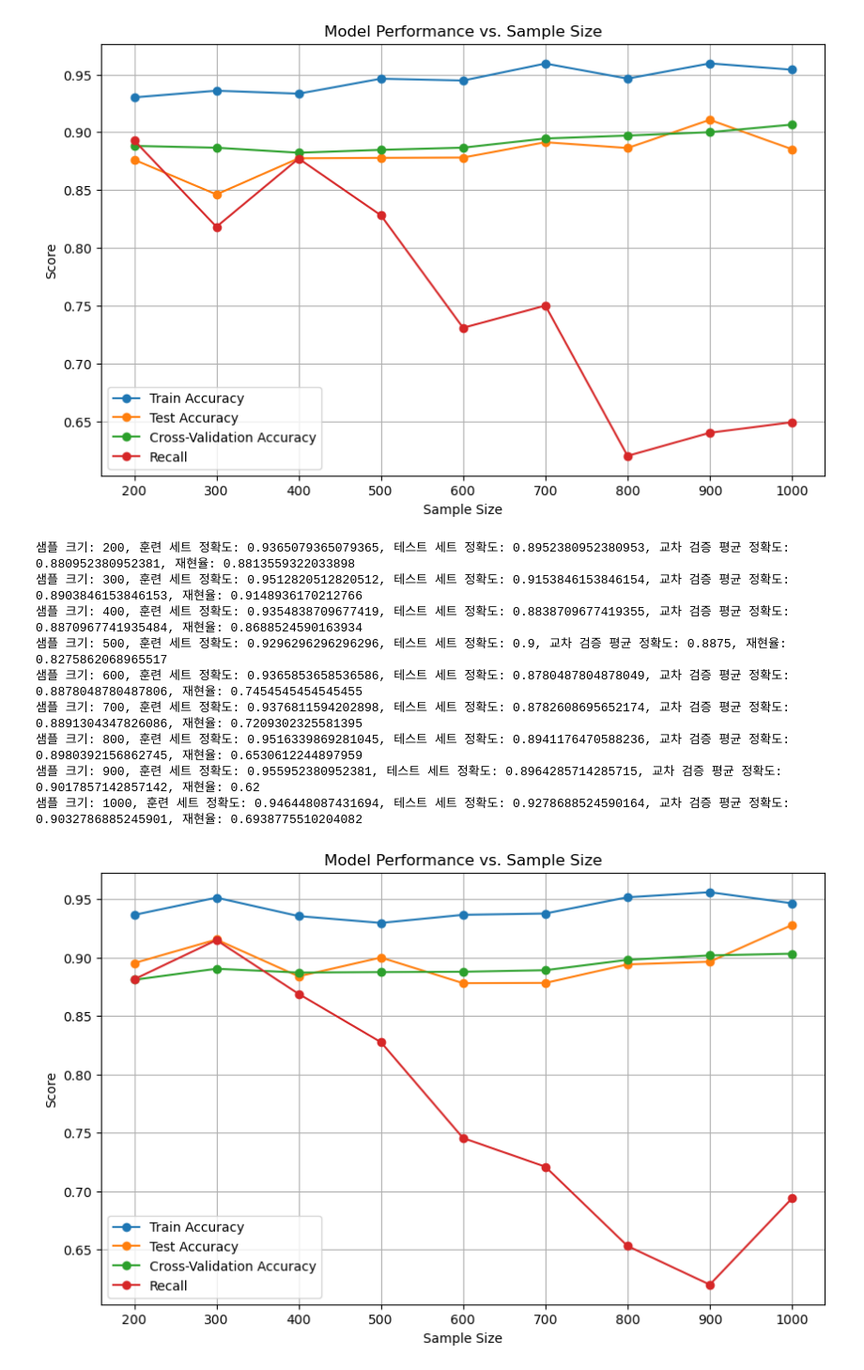
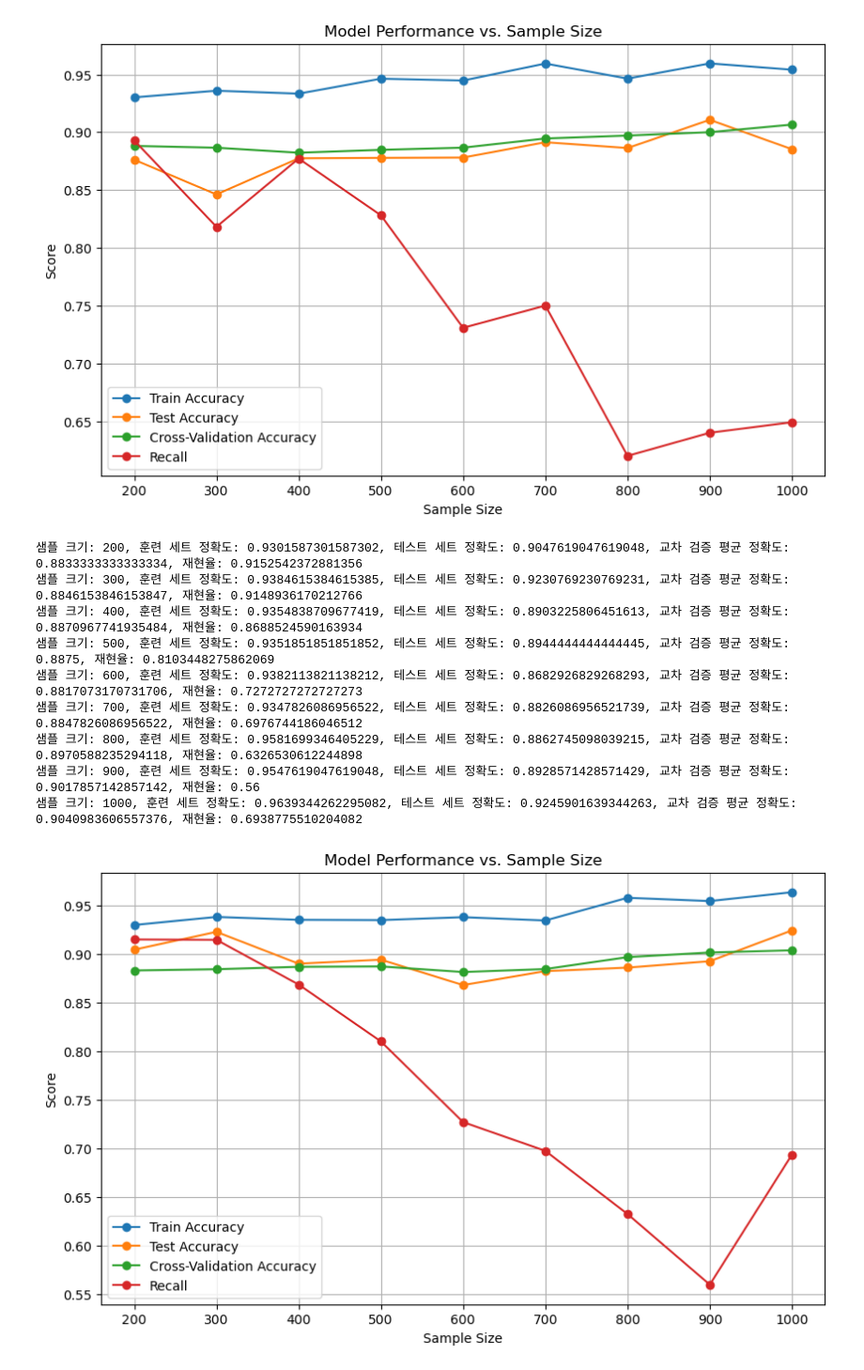
Before and after one commit to pjiseok/ML_project, a Jupyter notebook: 0708_pj02 (1).ipynb, the cells around one changed output. Shown at 94% size. Saved outputs shown, nothing was run; the diff lists cells and outputs as text; code cells hidden in the pictures.

```diff
--- a/0708_pj02 (1).ipynb
+++ b/0708_pj02 (1).ipynb
@@ -1252,6 +1252,8 @@ plt.show()
 샘플 크기: 1000, 훈련 세트 정확도: 0.9540983606557377, 테스트 세트 정확도: 0.8852459016393442, 교차 검증 평균 정확도: 0.9065573770491803, 재현율: 0.6491228070175439
 [figure]
 # %%
+#그리드서치 사용했을 때
+
 import pandas as pd
 import numpy as np
 import matplotlib.pyplot as plt
@@ -1259,7 +1261,7 @@ from sklearn.model_selection import train_test_split, GridSearchCV, cross_val_sc
 from sklearn.ensemble import RandomForestClassifier
 from sklearn.metrics import accuracy_score, precision_score, recall_score, f1_score, confusion_matrix, ConfusionMatrixDisplay
 
-data = pd.read_csv('./data_reduced.csv')
+data = pd.read_csv('./data.csv')
 
 sample_sizes = range(200, 1001, 100)
 train_accuracy_results = []
@@ -1313,41 +1315,41 @@ for size in sample_sizes:
 
     # 모델 평가 - 정확도 (하이퍼파라미터 튜닝 후)
     train_accuracy_tuned = accuracy_score(train_target_reduced, train_predictions_tuned)
     test_accuracy_tuned = accuracy_score(test_target_reduced, test_predictions_tuned)
     recall_tuned = recall_score(test_target_reduced, test_predictions_tuned)
 
     train_accuracy_results.append(train_accuracy_tuned)
     test_accuracy_results.append(test_accuracy_tuned)
     recall_results.append(recall_tuned)
 
     # 교차 검증 (Cross-Validation, 하이퍼파라미터 튜닝 후)
     cv_scores_tuned = cross_val_score(best_rf_model, data_input_reduced, data_target, cv=5)
     cv_accuracy_tuned = np.mean(cv_scores_tuned)
     cv_accuracy_results.append(cv_accuracy_tuned)
 
     print(f"샘플 크기: {size}, 훈련 세트 정확도: {train_accuracy_tuned}, 테스트 세트 정확도: {test_accuracy_tuned}, 교차 검증 평균 정확도: {cv_accuracy_tuned}, 재현율: {recall_tuned}")
 
 # 시각화
 plt.figure(figsize=(10, 6))
 plt.plot(sample_sizes, train_accuracy_results, marker='o', label='Train Accuracy')
 plt.plot(sample_sizes, test_accuracy_results, marker='o', label='Test Accuracy')
 plt.plot(sample_sizes, cv_accuracy_results, marker='o', label='Cross-Validation Accuracy')
 plt.plot(sample_sizes, recall_results, marker='o', label='Recall')
 plt.xlabel('Sample Size')
 plt.ylabel('Score')
 plt.title('Model Performance vs. Sample Size')
 plt.legend()
 plt.grid(True)
 plt.show()
 # %% [output]
-샘플 크기: 200, 훈련 세트 정확도: 0.9365079365079365, 테스트 세트 정확도: 0.8952380952380953, 교차 검증 평균 정확도: 0.880952380952381, 재현율: 0.8813559322033898
-샘플 크기: 300, 훈련 세트 정확도: 0.9512820512820512, 테스트 세트 정확도: 0.9153846153846154, 교차 검증 평균 정확도: 0.8903846153846153, 재현율: 0.9148936170212766
-샘플 크기: 400, 훈련 세트 정확도: 0.9354838709677419, 테스트 세트 정확도: 0.8838709677419355, 교차 검증 평균 정확도: 0.8870967741935484, 재현율: 0.8688524590163934
-샘플 크기: 500, 훈련 세트 정확도: 0.9296296296296296, 테스트 세트 정확도: 0.9, 교차 검증 평균 정확도: 0.8875, 재현율: 0.8275862068965517
-샘플 크기: 600, 훈련 세트 정확도: 0.9365853658536586, 테스트 세트 정확도: 0.8780487804878049, 교차 검증 평균 정확도: 0.8878048780487806, 재현율: 0.7454545454545455
-샘플 크기: 700, 훈련 세트 정확도: 0.9376811594202898, 테스트 세트 정확도: 0.8782608695652174, 교차 검증 평균 정확도: 0.8891304347826086, 재현율: 0.7209302325581395
-샘플 크기: 800, 훈련 세트 정확도: 0.9516339869281045, 테스트 세트 정확도: 0.8941176470588236, 교차 검증 평균 정확도: 0.8980392156862745, 재현율: 0.6530612244897959
-샘플 크기: 900, 훈련 세트 정확도: 0.955952380952381, 테스트 세트 정확도: 0.8964285714285715, 교차 검증 평균 정확도: 0.9017857142857142, 재현율: 0.62
-샘플 크기: 1000, 훈련 세트 정확도: 0.946448087431694, 테스트 세트 정확도: 0.9278688524590164, 교차 검증 평균 정확도: 0.9032786885245901, 재현율: 0.6938775510204082
+샘플 크기: 200, 훈련 세트 정확도: 0.9301587301587302, 테스트 세트 정확도: 0.9047619047619048, 교차 검증 평균 정확도: 0.8833333333333334, 재현율: 0.9152542372881356
+샘플 크기: 300, 훈련 세트 정확도: 0.9384615384615385, 테스트 세트 정확도: 0.9230769230769231, 교차 검증 평균 정확도: 0.8846153846153847, 재현율: 0.9148936170212766
+샘플 크기: 400, 훈련 세트 정확도: 0.9354838709677419, 테스트 세트 정확도: 0.8903225806451613, 교차 검증 평균 정확도: 0.8870967741935484, 재현율: 0.8688524590163934
+샘플 크기: 500, 훈련 세트 정확도: 0.9351851851851852, 테스트 세트 정확도: 0.8944444444444445, 교차 검증 평균 정확도: 0.8875, 재현율: 0.8103448275862069
+샘플 크기: 600, 훈련 세트 정확도: 0.9382113821138212, 테스트 세트 정확도: 0.8682926829268293, 교차 검증 평균 정확도: 0.8817073170731706, 재현율: 0.7272727272727273
+샘플 크기: 700, 훈련 세트 정확도: 0.9347826086956522, 테스트 세트 정확도: 0.8826086956521739, 교차 검증 평균 정확도: 0.8847826086956522, 재현율: 0.6976744186046512
+샘플 크기: 800, 훈련 세트 정확도: 0.9581699346405229, 테스트 세트 정확도: 0.8862745098039215, 교차 검증 평균 정확도: 0.8970588235294118, 재현율: 0.6326530612244898
+샘플 크기: 900, 훈련 세트 정확도: 0.9547619047619048, 테스트 세트 정확도: 0.8928571428571429, 교차 검증 평균 정확도: 0.9017857142857142, 재현율: 0.56
+샘플 크기: 1000, 훈련 세트 정확도: 0.9639344262295082, 테스트 세트 정확도: 0.9245901639344263, 교차 검증 평균 정확도: 0.9040983606557376, 재현율: 0.6938775510204082
-[figure, old version]
+[figure, new version]
 # %%
```
Also changed, not shown: parts of 5 cells of this notebook.
